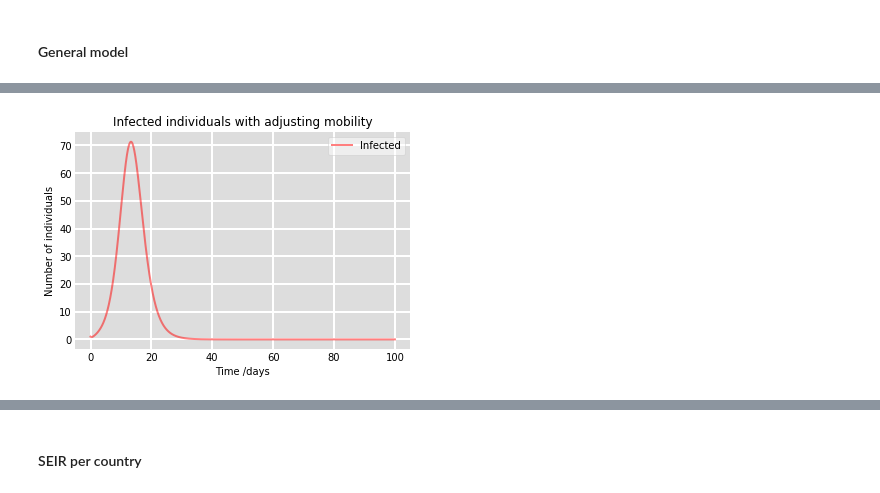
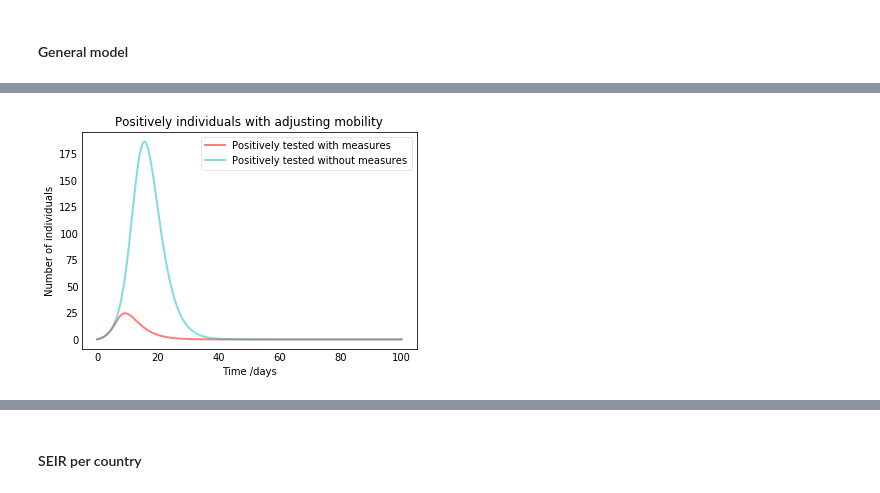
Before and after one commit to mihaighidoveanu/covid19, a Jupyter notebook: SEIRModelOTHERPAPER.ipynb, the cells around one changed output, grey strips where cells are left out. Cells and saved outputs as stored; diff of their text form; code cells hidden in the pictures.

```diff
--- a/SEIRModelOTHERPAPER.ipynb
+++ b/SEIRModelOTHERPAPER.ipynb
@@ -121,21 +219,21 @@ y0 = S0, E0, I0, P0, R0, D0, Iu0, Ru0, Du0
 # %%
 x = t
 fig = plt.figure(facecolor='w')
-ax = fig.add_subplot(111, facecolor='#dddddd', axisbelow=True)
-sigma = (1 + (0.25-1)/(1 + np.exp(-(1/25*(t-(days/2))))))
+ax = fig.add_subplot(111, axisbelow=True)
+sigma = (1 + (0.25-1)/(1 + np.exp(-(1/5*(t-(30))))))
 ax.plot(x, sigma, 'r', alpha=0.5, lw=2)
 
 ax.set_xlabel('Time /days')
-ax.set_ylabel('Number of individuals')
+ax.set_ylabel('Percentage of baseline mobility')
 ax.set_title('Mobility change')
 # ax.set_ylim(0,1.2)
 ax.yaxis.set_tick_params(length=0)
 ax.xaxis.set_tick_params(length=0)
-ax.grid(b=True, which='major', c='w', lw=2, ls='-')
+# ax.grid(b=True, which='major', c='w', lw=2, ls='-')
 legend = ax.legend()
 legend.get_frame().set_alpha(0.5)
-for spine in ('top', 'right', 'bottom', 'left'):
-    ax.spines[spine].set_visible(False)
+# for spine in ('top', 'right', 'bottom', 'left'):
+#     ax.spines[spine].set_visible(False)
 plt.show()
 # %% [output]
 No handles with labels found to put in legend.
@@ -166,10 +263,10 @@ Using the Euler method (allows easier for fe weekly patterns)
 # %%
 def euler(f,y0,a,b,h, S, E, I, P, R, D, Iu, Ru, Du, adjust=False):
 
-    t,y = a,y0
-    while t <= b:
-        t += h
-        y += h * np.asarray(f(y, t, N, sigma, beta, eta, theta, ph, gamma1, gamma2, ptd, pud, gammau, thetau, adjust))
+    t1,y = a,y0
+    while t1 <= b:
+        t1 += h
+        y += h * np.asarray(f(y, t1, N, sigma, beta, eta, theta, ph, gamma1, gamma2, ptd, pud, gammau, thetau, adjust))
 
         S.append(y[0])
         E.append(y[1])
@@ -238,4 +336,0 @@ plt.show()
-# %%
-y = y0
-S, E, I, P, R, D, Iu, Ru, Du = [S0], [E0], [I0], [P0], [R0], [D0], [Iu0], [Ru0], [Du0]
-S, E, I, P, R, D, Iu, Ru, Du = euler(deriv,y,0,days,0.01, S, E, I, P, R, D, Iu, Ru, Du, adjust = True)
@@ -242,3 +356,7 @@ S, E, I, P, R, D, Iu, Ru, Du = euler(deriv,y,0,days,0.01, S, E, I, P, R, D, Iu,
+# %%
+y = y0
+S2, E2, I2, P2, R2, D2, Iu2, Ru2, Du2 = [S0], [E0], [I0], [P0], [R0], [D0], [Iu0], [Ru0], [Du0]
+S2, E2, I2, P2, R2, D2, Iu2, Ru2, Du2 = euler(deriv,y,0,days,0.01, S2, E2, I2, P2, R2, D2, Iu2, Ru2, Du2, adjust = True)
 # %%
 x = np.linspace(0, len(S), len(S))/days
 fig = plt.figure(facecolor='w')
@@ -266,20 +388,22 @@ plt.show()
 # %%
 x = np.linspace(0, len(S), len(S))/days
 fig = plt.figure(facecolor='w')
-ax = fig.add_subplot(111, facecolor='#dddddd', axisbelow=True)
-ax.plot(x, I, 'r', alpha=0.5, lw=2, label='Infected')
+ax = fig.add_subplot(111, axisbelow=True)
+ax.plot(x, P2, 'r', alpha=0.5, lw=2, label='Positively tested with measures')
+ax.plot(x, P, 'c', alpha=0.5, lw=2, label='Positively tested without measures')
+
 
 ax.set_xlabel('Time /days')
 ax.set_ylabel('Number of individuals')
-ax.set_title('Infected individuals with adjusting mobility')
+ax.set_title('Positively individuals with adjusting mobility')
 # ax.set_ylim(0,1.2)
 ax.yaxis.set_tick_params(length=0)
 ax.xaxis.set_tick_params(length=0)
-ax.grid(b=True, which='major', c='w', lw=2, ls='-')
+# ax.grid(b=True, which='major', c='w', lw=2, ls='-')
 legend = ax.legend()
 legend.get_frame().set_alpha(0.5)
-for spine in ('top', 'right', 'bottom', 'left'):
-    ax.spines[spine].set_visible(False)
+# for spine in ('top', 'right', 'bottom', 'left'):
+#     ax.spines[spine].set_visible(False)
 plt.show()
 # %% [output]
-[figure, old version]
+[figure, new version]
```
Also changed, not shown: parts of 27 cells of this notebook, 4 other files.
